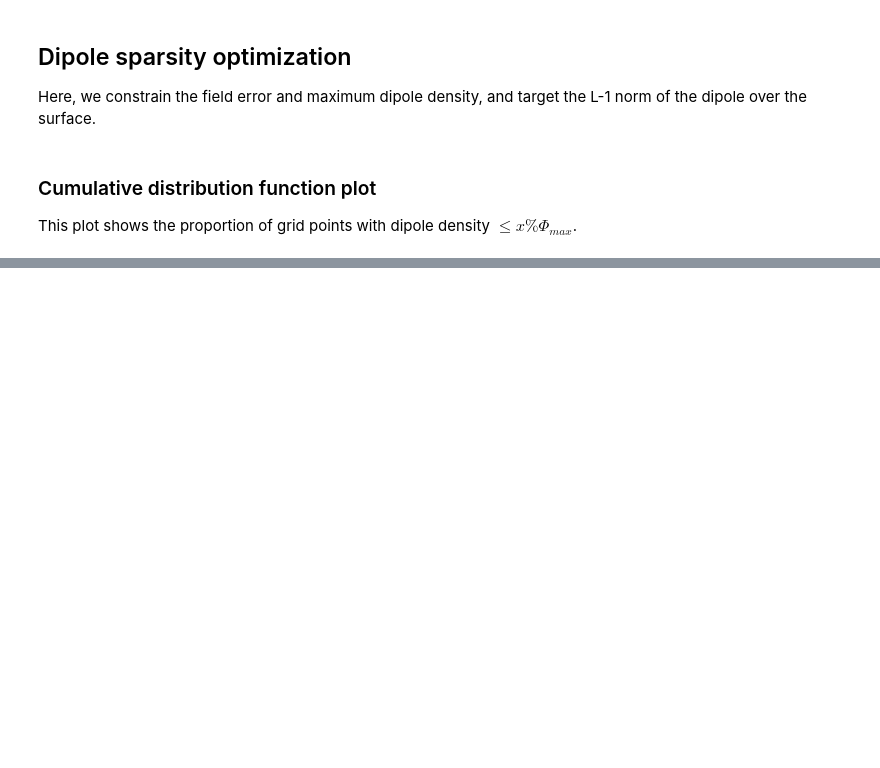
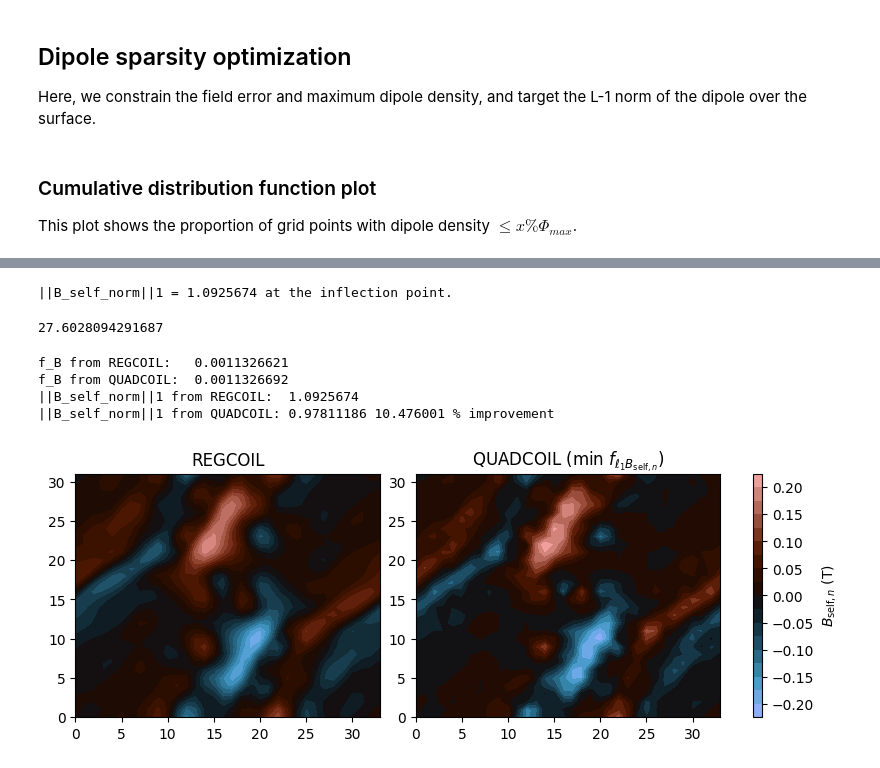
Before and after one commit to lankef/quadcoil, a Jupyter notebook: examples/dipole_density.ipynb, the cells around one changed output, grey strips where cells are left out. Cells and saved outputs as stored; diff of their text form; code cells hidden in the pictures; blank space fills up the shorter version.

```diff
--- a/examples/dipole_density.ipynb
+++ b/examples/dipole_density.ipynb
@@ -405,0 +433,72 @@ plt.show()
+# %%
+from quadcoil.quantity import f_l1_B_self_norm, B_self_norm
+
+# Normalize using the REGCOIL inflection-point solution (same pattern as f_l1_Phi).
+unit_l1_B_self_norm = f_l1_B_self_norm(regcoili_qp, phi_test_list[i_infl])
+print('||B_self_norm||1 =', unit_l1_B_self_norm, 'at the inflection point.')
+# %% [output]
+||B_self_norm||1 = 1.0925674 at the inflection point.
+# %%
+# Minimize L-1 of normal self-field under an f_B constraint
+time1 = time.time()
+psc_out_dict, psc_qp, psc_dofs, psc_status = quadcoil(
+    nfp=plasma_surface.nfp,
+    stellsym=plasma_surface.stellsym,
+    plasma_coil_distance=separation,
+    mpol=mpol,
+    ntor=ntor,
+    plasma_dofs=plasma_surface.get_dofs(),
+    plasma_mpol=plasma_surface.mpol,
+    plasma_ntor=plasma_surface.ntor,
+    net_poloidal_current_amperes=net_poloidal_current_amperes,
+    net_toroidal_current_amperes=0.,
+    metric_name='f_B',
+    phi_init=phi_test_list[i_infl]['phi'],
+    phi_init_with_nescoil=False,
+    objective_name='f_l1_B_self_norm',
+    objective_unit=unit_l1_B_self_norm,
+    constraint_name=('f_B',),
+    constraint_type=('<=',),
+    constraint_unit=(f_B_target,),
+    constraint_value=np.array([f_B_target,]),
+    value_only=True,
+)
+time2 = time.time()
+print(time2 - time1)
+# %% [output]
+27.6028094291687
+# %%
+print('f_B from REGCOIL:  ', f_B(regcoili_qp, phi_test_list[i_infl]))
+print('f_B from QUADCOIL: ', f_B(psc_qp, psc_dofs))
+
+f_l1_Bn_ctrl = f_l1_B_self_norm(regcoili_qp, phi_test_list[i_infl])
+f_l1_Bn_opt = f_l1_B_self_norm(psc_qp, psc_dofs)
+print('||B_self_norm||1 from REGCOIL: ', f_l1_Bn_ctrl)
+print('||B_self_norm||1 from QUADCOIL:', f_l1_Bn_opt,
+      round((f_l1_Bn_ctrl - f_l1_Bn_opt) / f_l1_Bn_ctrl * 100, 3), '% improvement')
+
+Bn_regcoil = B_self_norm(regcoili_qp, phi_test_list[i_infl])
+Bn_quadcoil = B_self_norm(psc_qp, psc_dofs)
+
+cmin = float(np.min([Bn_regcoil, Bn_quadcoil]))
+cmax = float(np.max([Bn_regcoil, Bn_quadcoil]))
+clim = max(abs(cmin), abs(cmax))
+
+fig, axes = plt.subplots(1, 2, figsize=(8, 3), constrained_layout=True)
+
+im0 = axes[0].contourf(Bn_regcoil, vmin=-clim, vmax=clim, cmap='berlin', levels=20)
+axes[0].set_title('REGCOIL')
+
+im1 = axes[1].contourf(Bn_quadcoil, vmin=-clim, vmax=clim, cmap='berlin', levels=20)
+axes[1].set_title('QUADCOIL (min $f_{\\ell_1 B_{\\mathrm{self},n}}$)')
+
+cbar = fig.colorbar(im1, ax=axes, orientation='vertical', shrink=1., aspect=25, pad=0.05)
+cbar.set_label(r'$B_{\mathrm{self},n}$ (T)')
+
+plt.show()
+# %% [output]
+f_B from REGCOIL:   0.0011326621
+f_B from QUADCOIL:  0.0011326692
+||B_self_norm||1 from REGCOIL:  1.0925674
+||B_self_norm||1 from QUADCOIL: 0.97811186 10.476001 % improvement
+[figure, added]
```
Also changed, not shown: parts of 4 cells of this notebook, 8 other files.
